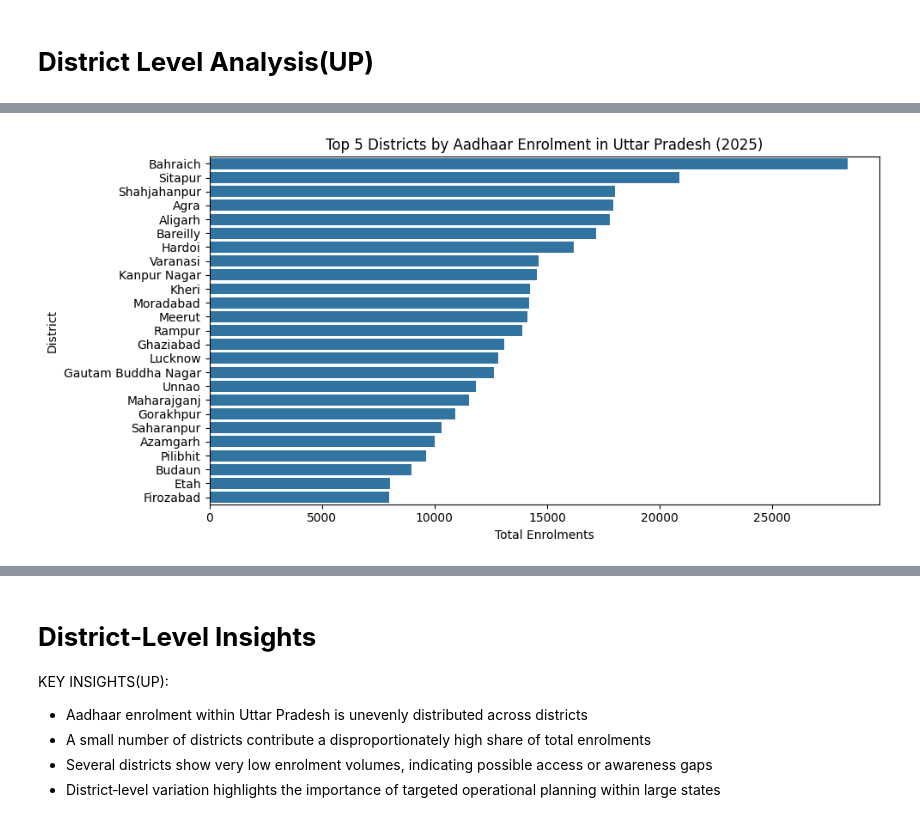
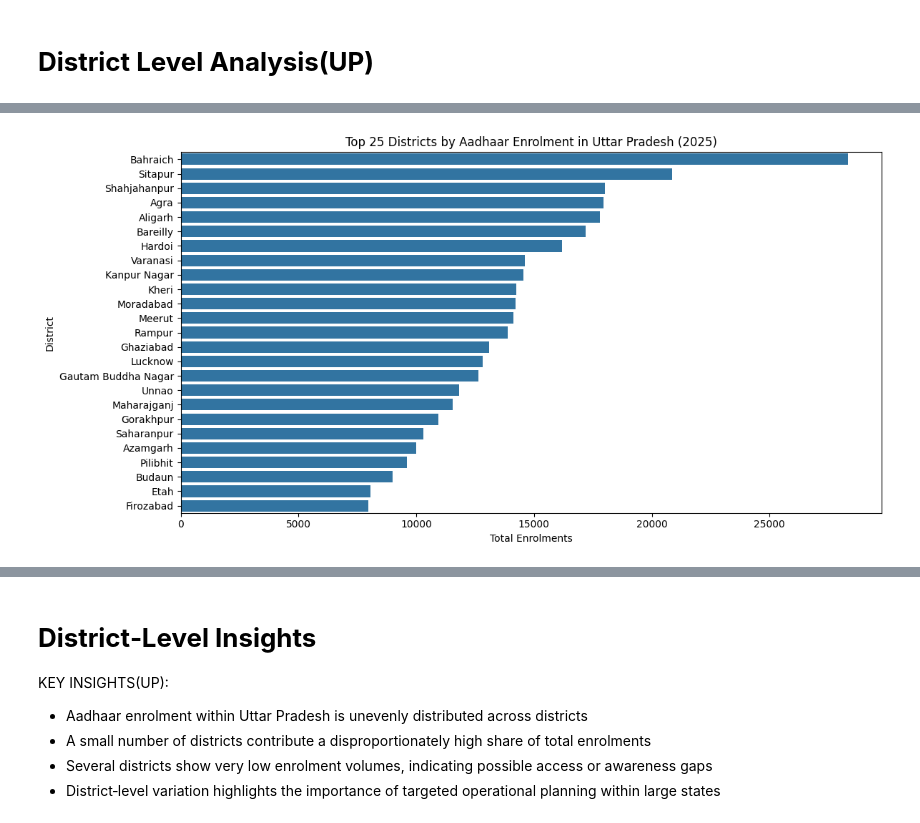
Before and after one commit to NEHALSMITTAL/aadhaar-enrolment-analysis, a Jupyter notebook: Aadhar_Enrolement_Anlysis.ipynb, the cells around one changed output, grey strips where cells are left out. Saved outputs shown, nothing was run; the diff lists cells and outputs as text; code cells hidden in the pictures.

```diff
--- a/Aadhar_Enrolement_Anlysis.ipynb
+++ b/Aadhar_Enrolement_Anlysis.ipynb
@@ -197,8 +197,7 @@ state_corrections = {
     'the dadra and nagar haveli and daman and diu': 'dadra and nagar haveli and daman and diu',
 
     # Odisha
-    'orissa': 'odisha'
-}
+    'orissa': 'odisha'}
 # %%
 df_clean['state'] = df_clean['state'].replace(state_corrections)
 # %%
@@ -632,14 +630,14 @@ up_district[up_district['district'].isin(
 # %%
-plt.figure(figsize=(10,5))
+plt.figure(figsize=(12,6))
 sns.barplot(
     data=top5_up,
     x='total_enrolment',
     y='district'
 )
-plt.title('Top 5 Districts by Aadhaar Enrolment in Uttar Pradesh (2025)')
+plt.title('Top 25 Districts by Aadhaar Enrolment in Uttar Pradesh (2025)')
 plt.xlabel('Total Enrolments')
 plt.ylabel('District')
 plt.tight_layout()
 plt.show()
 # %% [output]
-[figure, old version]
+[figure, new version]
```
Also changed, not shown: parts of 34 cells of this notebook.
